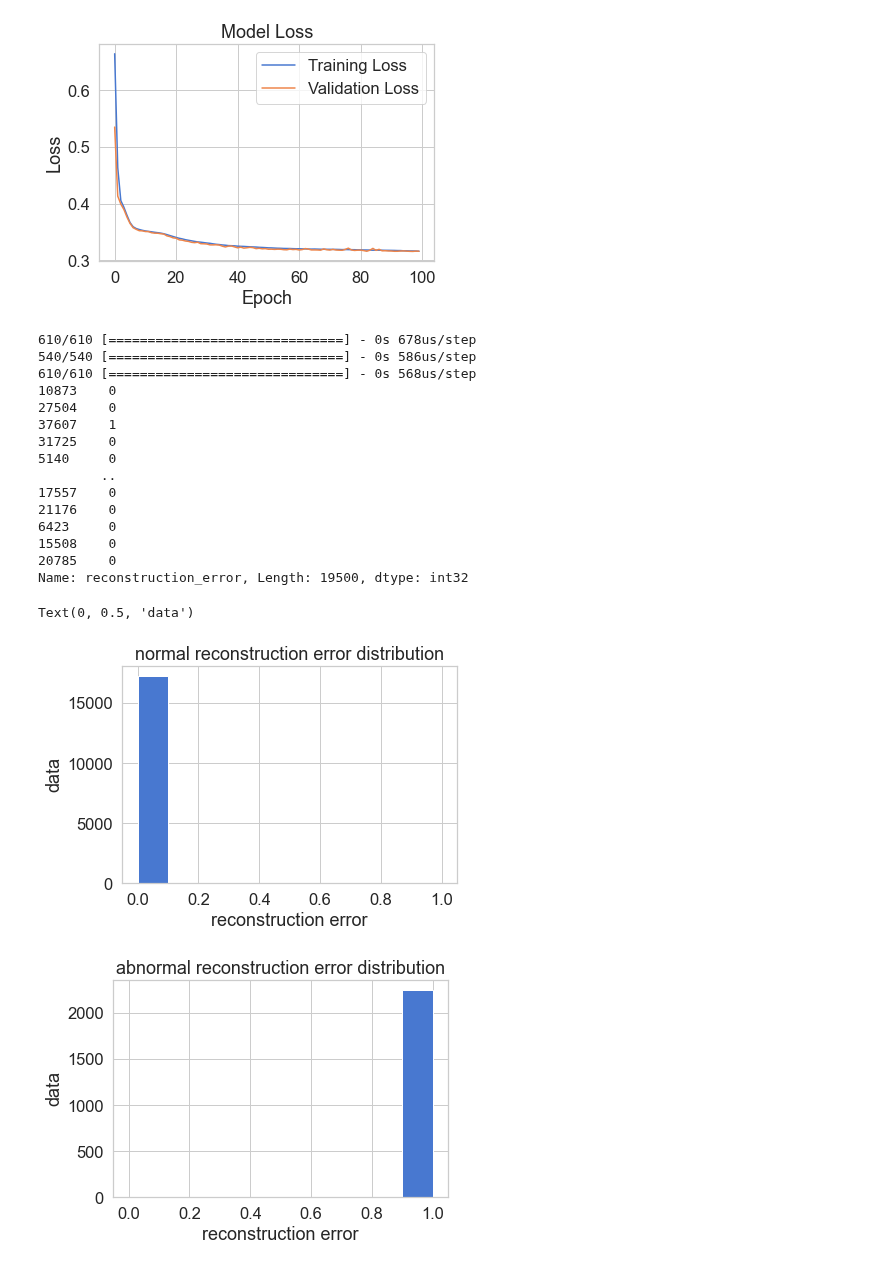
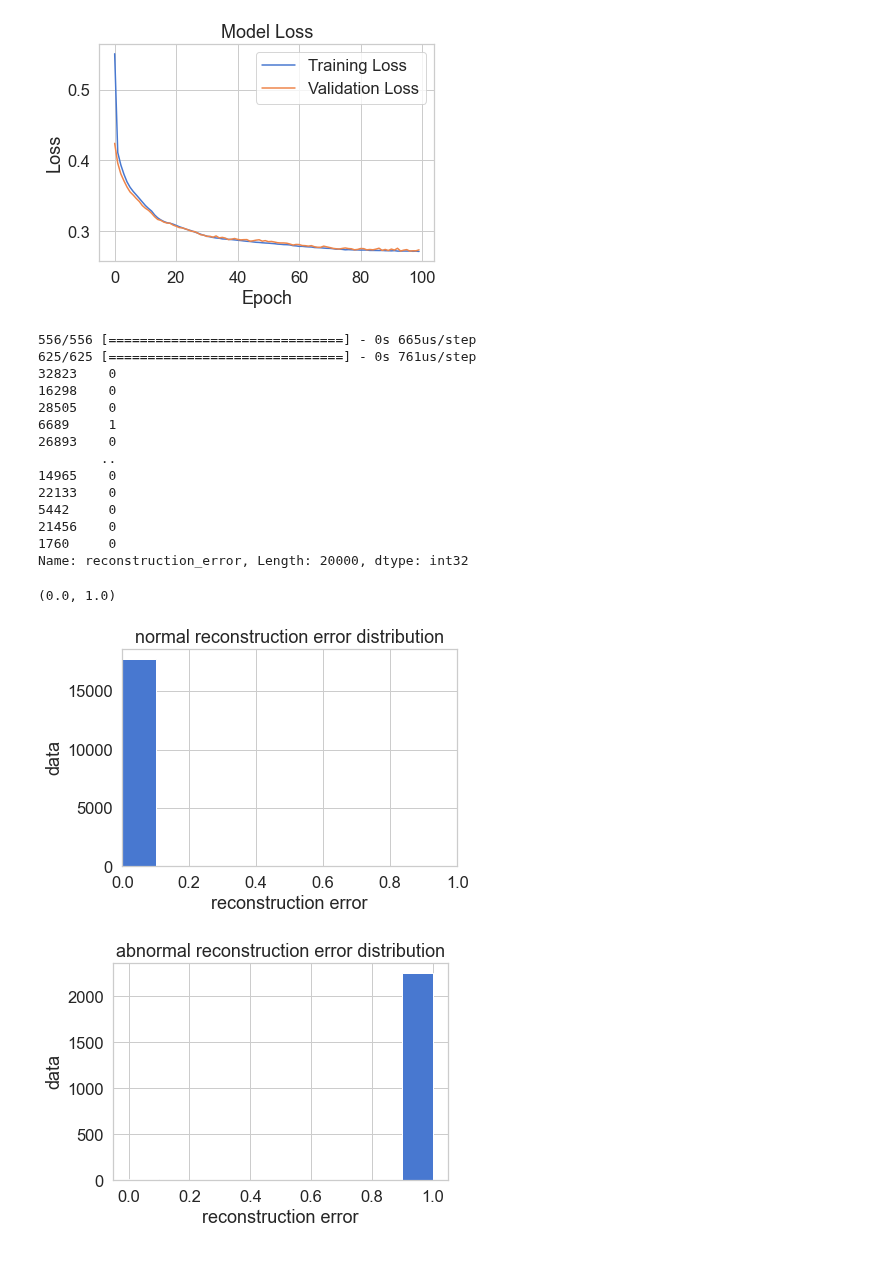
Before and after one commit to 98uranus/Autoencoder, a Jupyter notebook: AE.ipynb, the cells around one changed output. Drawn from its saved outputs; the diff is of its cells as text; code cells hidden in the pictures.

```diff
--- a/AE.ipynb
+++ b/AE.ipynb
@@ -23,7 +23,7 @@ sns.set(style='whitegrid', palette='muted', font_scale=1.5)
 
 RANDOM_SEED = 42
 
-df = pd.read_csv("Autoencoder1.csv")
+df = pd.read_csv("Autoencoder_wind.csv")
 print(df.shape)
 
 LABELS = ["Normal", "Abnormal"]
@@ -93,9 +93,9 @@ class Autoencoder(Model):
         super(Autoencoder, self).__init__()
         self.latent_dim = latent_dim
         self.encoder = Sequential([
-            layers.Dense(8, activation='sigmoid',
-                        activity_regularizer=regularizers.l2(10e-3)),
-            # layers.Dense(8, activation='sigmoid'),
+            # layers.Dense(8, activation='sigmoid',
+            #             activity_regularizer=regularizers.l2(10e-3)),
+            layers.Dense(8, activation='sigmoid'),
             layers.Dense(latent_dim, activation='relu'),
         ])
         self.decoder = Sequential([
@@ -158,7 +158,7 @@ plt.ylabel('Loss')
 plt.legend()
 plt.show()
 # %% [output]
-[figure, old version]
+[figure, new version]
 # %%
 '''
 오류 분포표
@@ -187,33 +187,33 @@ error_df['reconstruction_error'] = error_df['reconstruction_error'].astype(int)
 print(error_df.reconstruction_error)
 # print(error_df)
 # %% [output]
-610/610 [==============================] - 0s 678us/step
-540/540 [==============================] - 0s 586us/step
-610/610 [==============================] - 0s 568us/step
-10873    0
-27504    0
-37607    1
-31725    0
-5140     0
+556/556 [==============================] - 0s 665us/step
+625/625 [==============================] - 0s 761us/step
+32823    0
+16298    0
+28505    0
+6689     1
+26893    0
         ..
-17557    0
-21176    0
-6423     0
-15508    0
-20785    0
-Name: reconstruction_error, Length: 19500, dtype: int32
+14965    0
+22133    0
+5442     0
+21456    0
+1760     0
+Name: reconstruction_error, Length: 20000, dtype: int32
 # %%
 # 정상 거래 데이터들의 재구성 오류 분포
 fig = plt.figure()
 ax = fig.add_subplot(111)
 normal_error_df = error_df[(error_df['true_class']== 0)]
 _ = ax.hist(normal_error_df.reconstruction_error.values, bins=10)
 ax.set_title('normal reconstruction error distribution')
 ax.set_xlabel('reconstruction error')
 ax.set_ylabel('data')
+ax.set_xlim([0, 1])
 # %% [output]
-Text(0, 0.5, 'data')
+(0.0, 1.0)
-[figure, old version]
+[figure, new version]
 # %%
 # 이상 거래 데이터들의 재구성 오류 분포
 fig = plt.figure()
```
Also changed, not shown: parts of 4 cells of this notebook, 13 other files.
